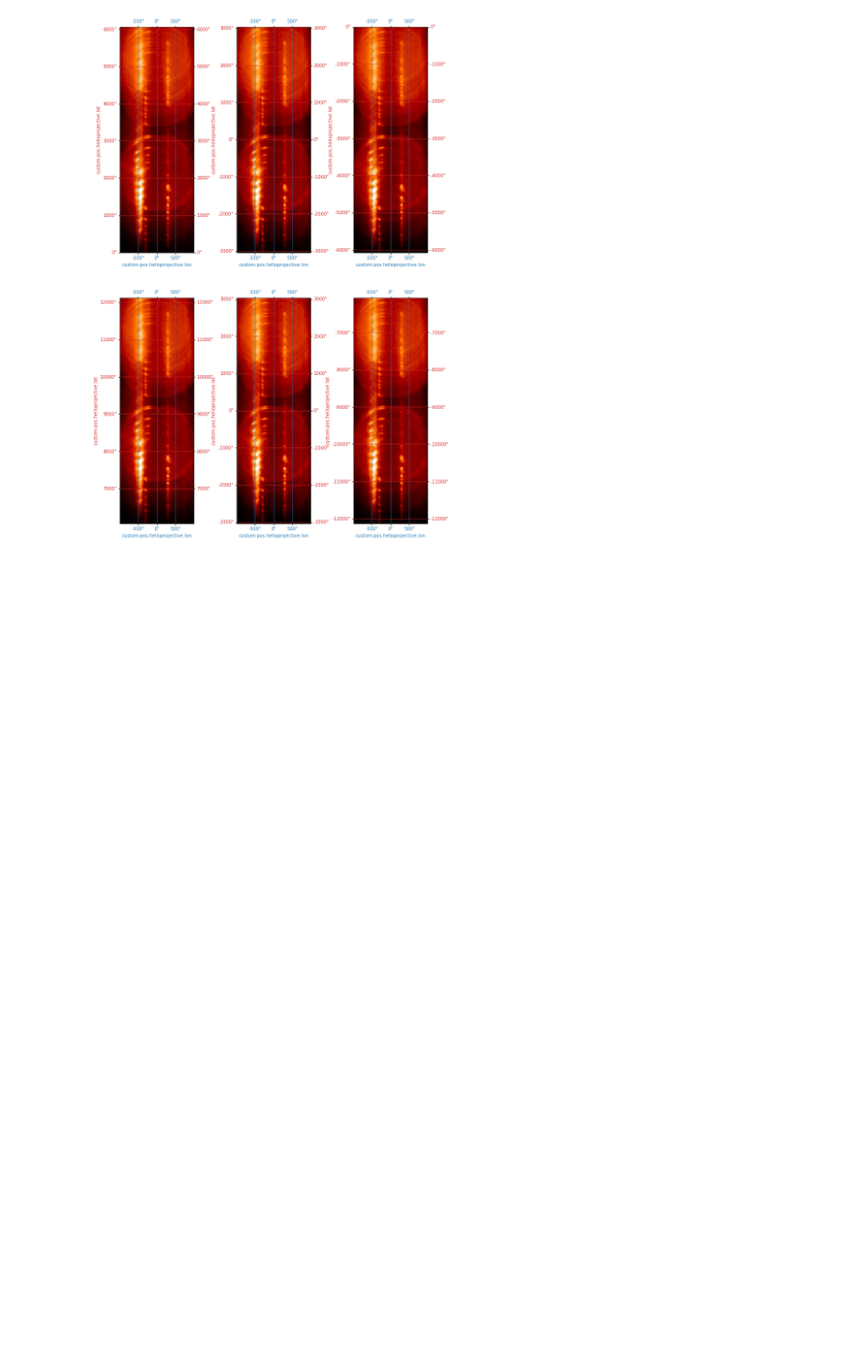
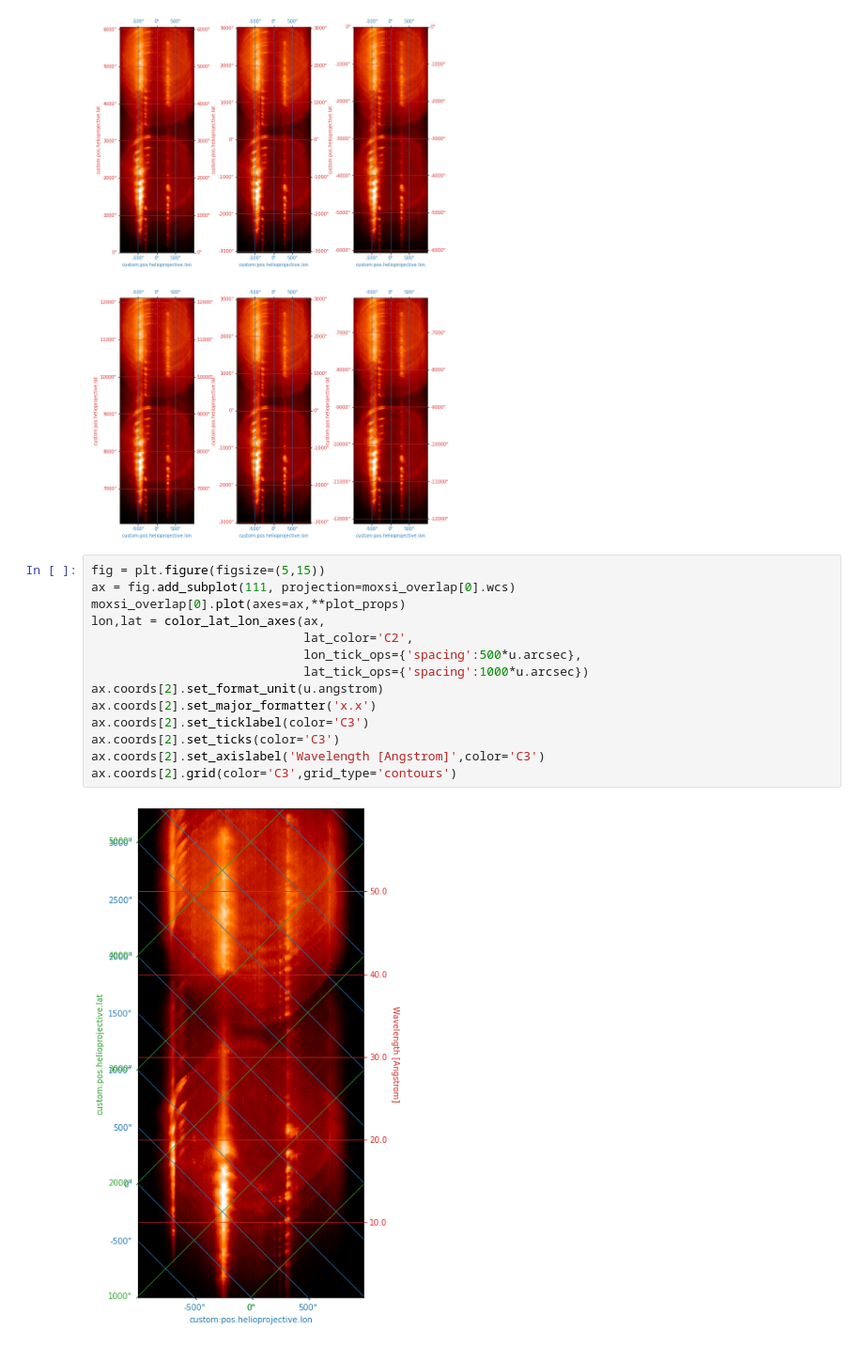
Before and after one commit to wtbarnes/moxsi-science-planning, a Jupyter notebook: notebooks/overlappogram-wcs-demo.ipynb, the cells around one changed output. Shown at 94% size. Drawn from its saved outputs; the diff is of its cells as text; blank space fills up the shorter version.

```diff
--- a/notebooks/overlappogram-wcs-demo.ipynb
+++ b/notebooks/overlappogram-wcs-demo.ipynb
@@ -146,3 +146,19 @@ for i,iw in enumerate(wvl_indices):
     _ = color_lat_lon_axes(ax,lat_tick_ops={'spacing':1000*u.arcsec})
 # %% [output]
 [figure]
+# %%
+fig = plt.figure(figsize=(5,15))
+ax = fig.add_subplot(111, projection=moxsi_overlap[0].wcs)
+moxsi_overlap[0].plot(axes=ax,**plot_props)
+lon,lat = color_lat_lon_axes(ax,
+                             lat_color='C2',
+                             lon_tick_ops={'spacing':500*u.arcsec},
+                             lat_tick_ops={'spacing':1000*u.arcsec})
+ax.coords[2].set_format_unit(u.angstrom)
+ax.coords[2].set_major_formatter('x.x')
+ax.coords[2].set_ticklabel(color='C3')
+ax.coords[2].set_ticks(color='C3')
+ax.coords[2].set_axislabel('Wavelength [Angstrom]',color='C3')
+ax.coords[2].grid(color='C3',grid_type='contours')
+# %% [output]
+[figure, added]
```
Also changed, not shown: parts of 17 cells of this notebook.
